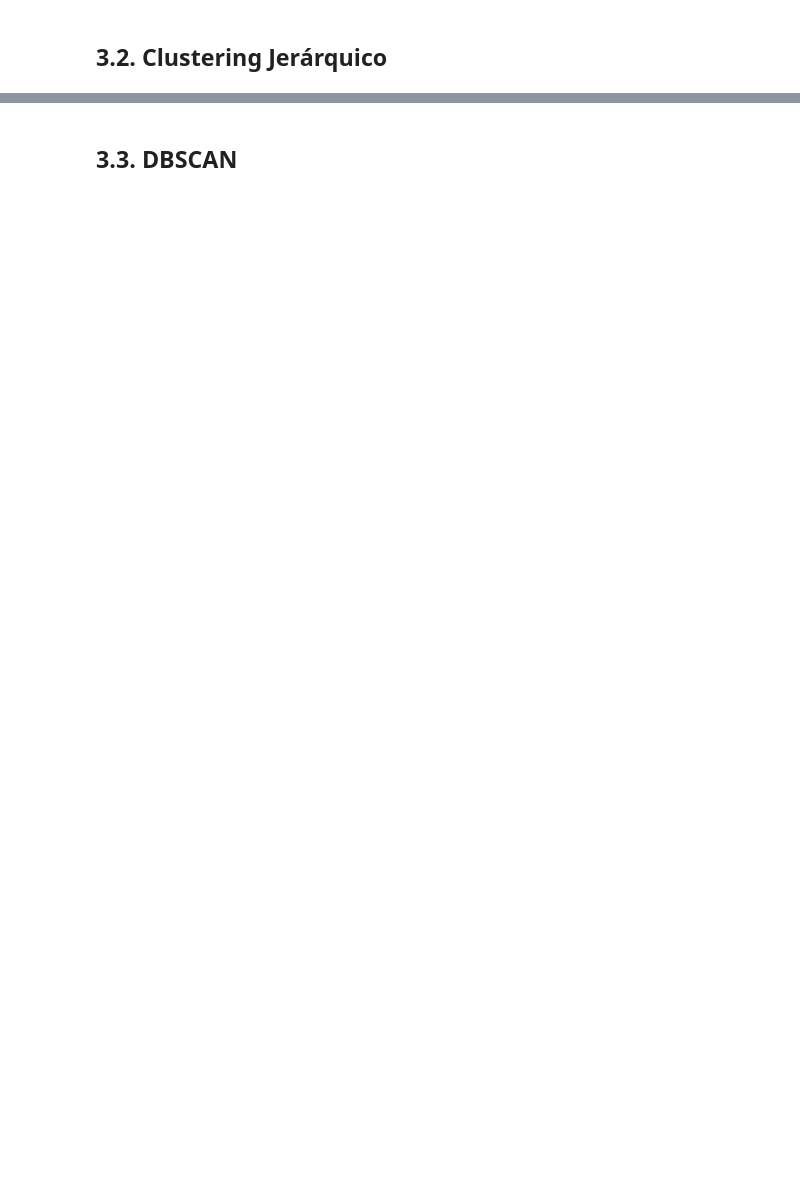
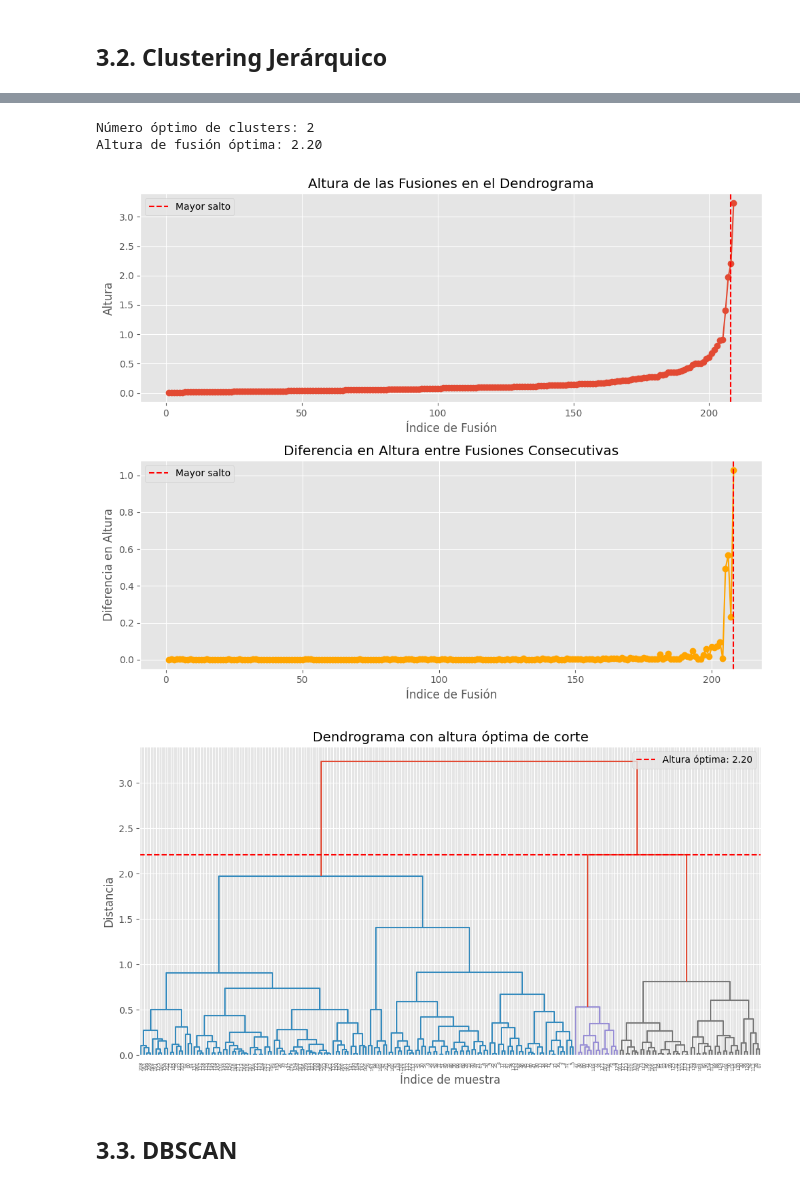
Before and after one commit to liangjizhu/Aprendizaje-Automatico-lab-2, a Jupyter notebook: notebook1.ipynb, the cells around one changed output, grey strips where cells are left out. Drawn from its saved outputs; the diff is of its cells as text; code cells hidden in the pictures; blank space fills up the shorter version.

```diff
--- a/notebook1.ipynb
+++ b/notebook1.ipynb
@@ -258,3 +250,64 @@ Text(0, 0.5, 'Media índices silhouette')
+# %%
+datos_scaled = df_pca
+# Calculamos la matriz de enlace con linkage 'complete'
+Z = sch.linkage(datos_scaled, method='complete')
+
+# Extraemos las alturas de fusión
+heights = Z[:, 2]  # La tercera columna contiene las alturas de fusión
+
+# Calculamos las diferencias entre alturas consecutivas
+diffs = np.diff(heights)
+
+# Índice donde ocurre el mayor salto en altura
+idx_max_jump = np.argmax(diffs)
+
+# Número óptimo de clusters basado en el mayor salto
+n_clusters_optimo = len(heights) - idx_max_jump
+
+# Altura de fusión en el mayor salto
+altura_optima = heights[idx_max_jump]
+
+print(f"Número óptimo de clusters: {n_clusters_optimo}")
+print(f"Altura de fusión óptima: {altura_optima:.2f}")
+
+# Ahora ploteamos la información
+
+# Graficamos la altura de fusión y su incremento
+fig, ax = plt.subplots(2, 1, figsize=(10, 8))
+
+# Gráfico de las alturas de fusión
+ax[0].plot(range(1, len(heights) + 1), heights, marker='o', linestyle='-')
+ax[0].set_title("Altura de las Fusiones en el Dendrograma")
+ax[0].set_xlabel("Índice de Fusión")
+ax[0].set_ylabel("Altura")
+ax[0].axvline(x=idx_max_jump + 1, color='r', linestyle='--', label="Mayor salto")
+ax[0].legend()
+
+# Gráfico del incremento en altura
+ax[1].plot(range(1, len(diffs) + 1), diffs, marker='o', linestyle='-', color='orange')
+ax[1].set_title("Diferencia en Altura entre Fusiones Consecutivas")
+ax[1].set_xlabel("Índice de Fusión")
+ax[1].set_ylabel("Diferencia en Altura")
+ax[1].axvline(x=idx_max_jump + 1, color='r', linestyle='--', label="Mayor salto")
+ax[1].legend()
+
+plt.tight_layout()
+plt.show()
+
+# Graficamos el dendrograma
+plt.figure(figsize=(12, 6))
+sch.dendrogram(Z, color_threshold=altura_optima)  # Coloriza los clusters a esa altura
+plt.axhline(y=altura_optima, color='r', linestyle='dashed', label=f'Altura óptima: {altura_optima:.2f}')
+plt.title("Dendrograma con altura óptima de corte")
+plt.xlabel("Índice de muestra")
+plt.ylabel("Distancia")
+plt.legend()
+plt.show()
+# %% [output]
+Número óptimo de clusters: 2
+Altura de fusión óptima: 2.20
+[figure, added]
+[figure, added]
 # %% [markdown]
 ## 3.3. DBSCAN
 # %%
```
Also changed, not shown: parts of 25 cells of this notebook, 2 other files.
